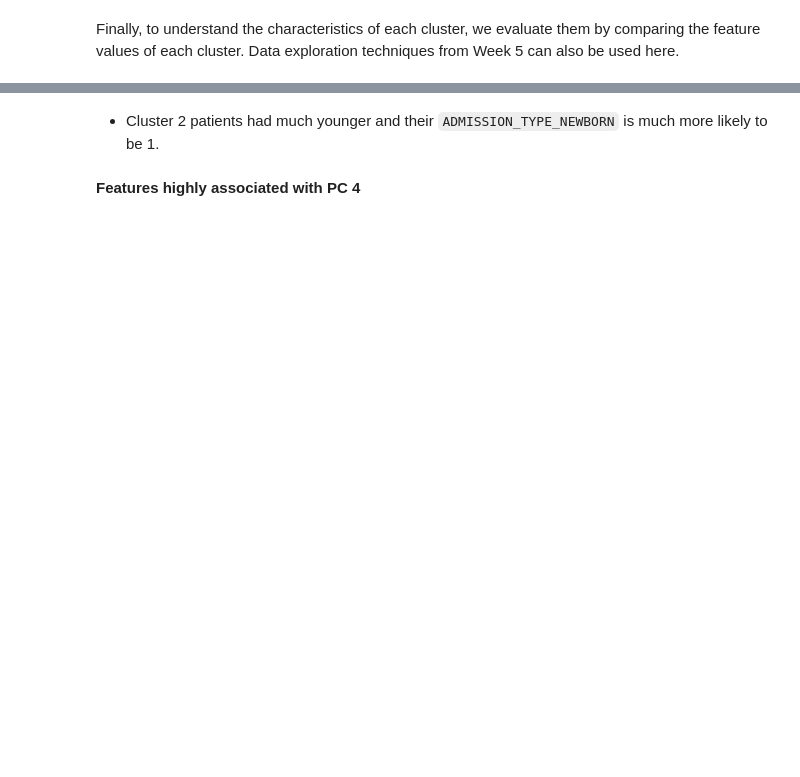
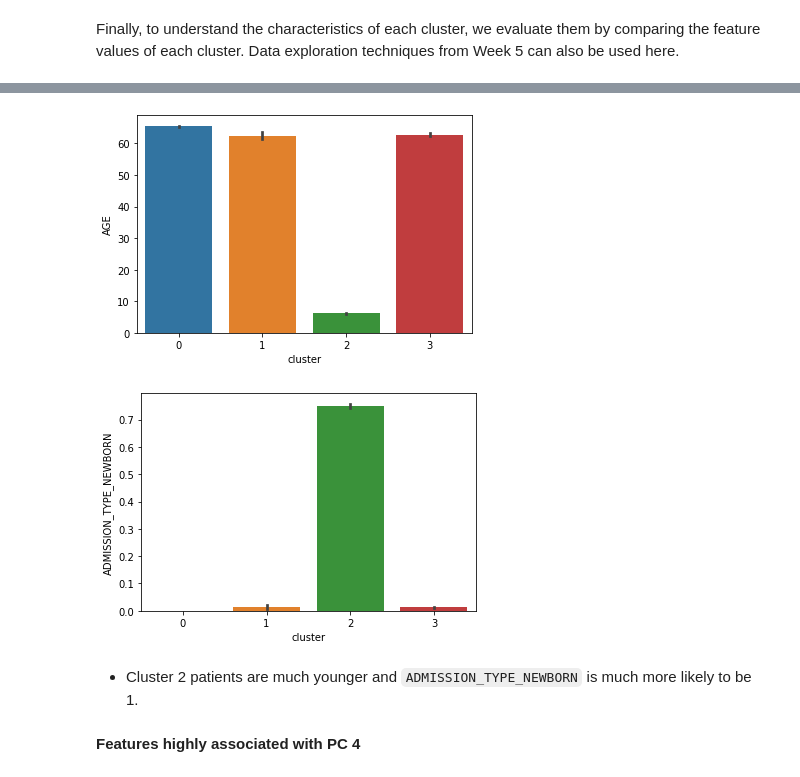
Before and after one commit to nbchan/INMR96-Digital-Health-and-Data-Analytics, a Jupyter notebook: Week_11_Unsupervised_Learning_Examples.ipynb, the cells around one changed output, grey strips where cells are left out. Drawn from its saved outputs; the diff is of its cells as text; code cells hidden in the pictures; blank space fills up the shorter version.

```diff
--- a/Week_11_Unsupervised_Learning_Examples.ipynb
+++ b/Week_11_Unsupervised_Learning_Examples.ipynb
@@ -280,5 +304,12 @@ df_clustered[['AGE', 'ADMISSION_TYPE_NEWBORN', 'cluster']].groupby('cluster').de
+# %%
+for col_name in ['AGE', 'ADMISSION_TYPE_NEWBORN']:
+  sns.barplot(data = df_clustered, x = 'cluster', y = col_name)
+  plt.show()
+# %% [output]
+[figure, added]
+[figure, added]
 # %% [markdown]
-* Cluster 2 patients had much younger and their `ADMISSION_TYPE_NEWBORN` is much more likely to be 1.
+* Cluster 2 patients are much younger and `ADMISSION_TYPE_NEWBORN` is much more likely to be 1.
 # %% [markdown]
 **Features highly associated with PC 4**
 # %%
```
Also changed, not shown: parts of 20 cells of this notebook.
